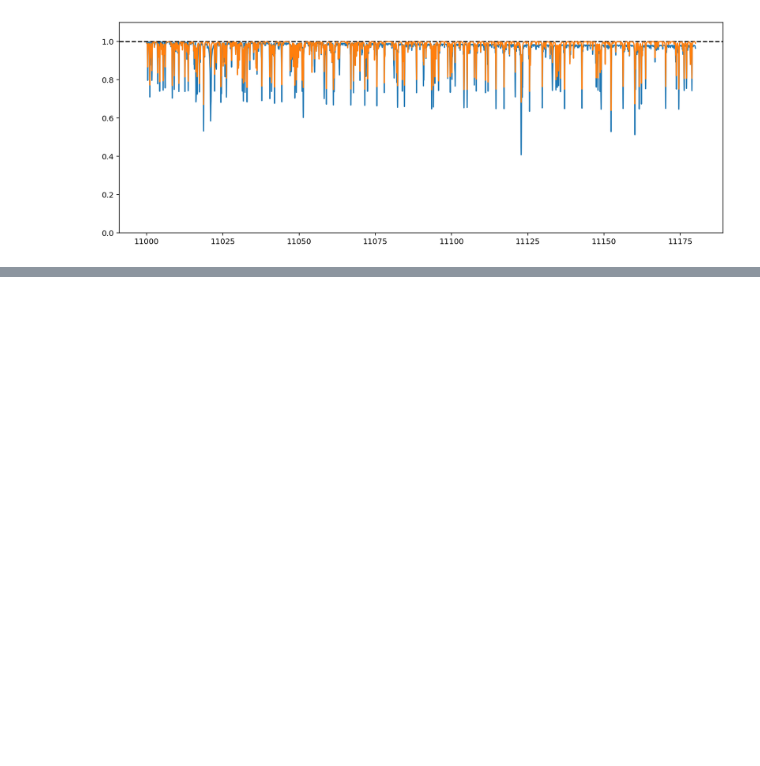
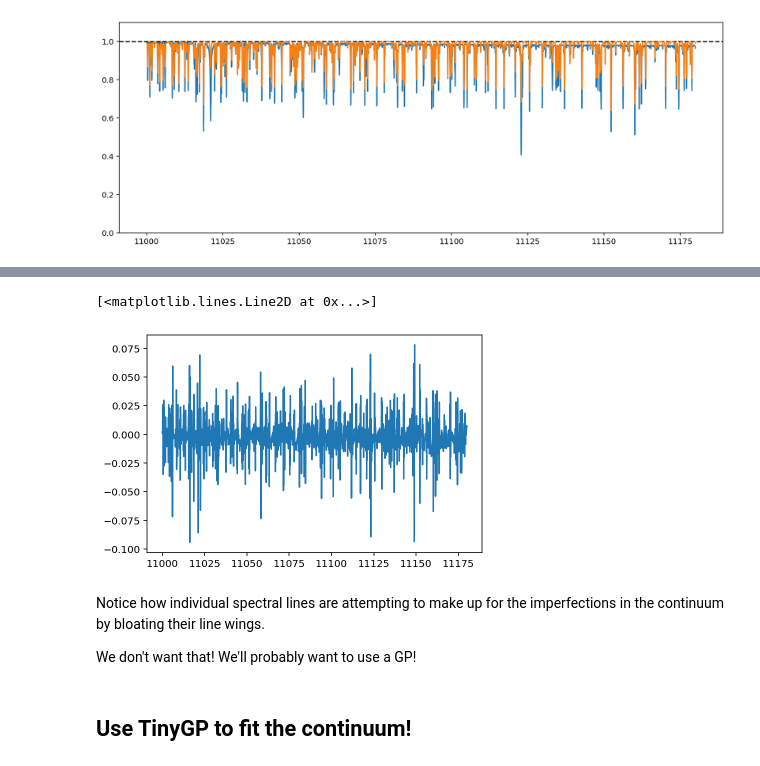
Before and after one commit to gully/blase, a Jupyter notebook: notebooks/05_JAX_demos/JAXdemo1.ipynb, the cells around one changed output, grey strips where cells are left out. Drawn from its saved outputs; the diff is of its cells as text; code cells hidden in the pictures; blank space fills up the shorter version.

Commit message:
Coworking with @dfm to spot-check tinyGP
Co-authored-by: Dan Foreman-Mackey <foreman.mackey@gmail.com>

```diff
--- a/notebooks/05_JAX_demos/JAXdemo1.ipynb
+++ b/notebooks/05_JAX_demos/JAXdemo1.ipynb
@@ -186,0 +102,12 @@ plt.ylim(0.0,1.1)
+# %%
+initial_params = {
+    'ln_amplitudes': sparse_emulator.amplitudes,
+    'ln_sigma_widths': sparse_emulator.sigma_widths,
+    'ln_gamma_widths': sparse_emulator.gamma_widths,
+}
+
+
+def loss_mse(params: optax.Params):
+    y_hat = sparse_emulator.forward(params['ln_amplitudes'], params['ln_sigma_widths'], params['ln_gamma_widths'])
+    loss_value = optax.l2_loss(y_hat, target).sum()
+    return loss_value
@@ -186,0 +181,11 @@ plt.ylim(0.0,1.1)
+# %%
+plt.step(wl_native[sparse_emulator.active_mask], target - post)
+# %% [output]
+[<matplotlib.lines.Line2D at 0x...>]
+[figure, added]
+# %% [markdown]
+Notice how individual spectral lines are attempting to make up for the imperfections in the continuum by bloating their line wings.
+
+We don't want that!  We'll probably want to use a GP!
+# %% [markdown]
+## Use TinyGP to fit the continuum!
```
Also changed, not shown: parts of 43 cells of this notebook.
